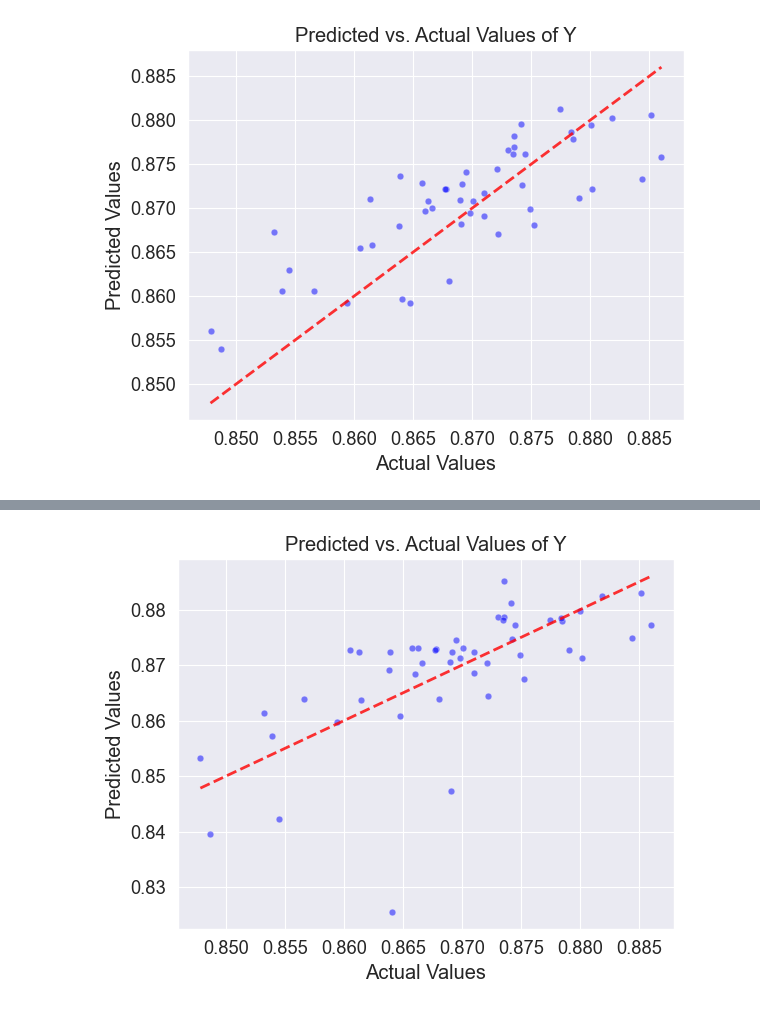
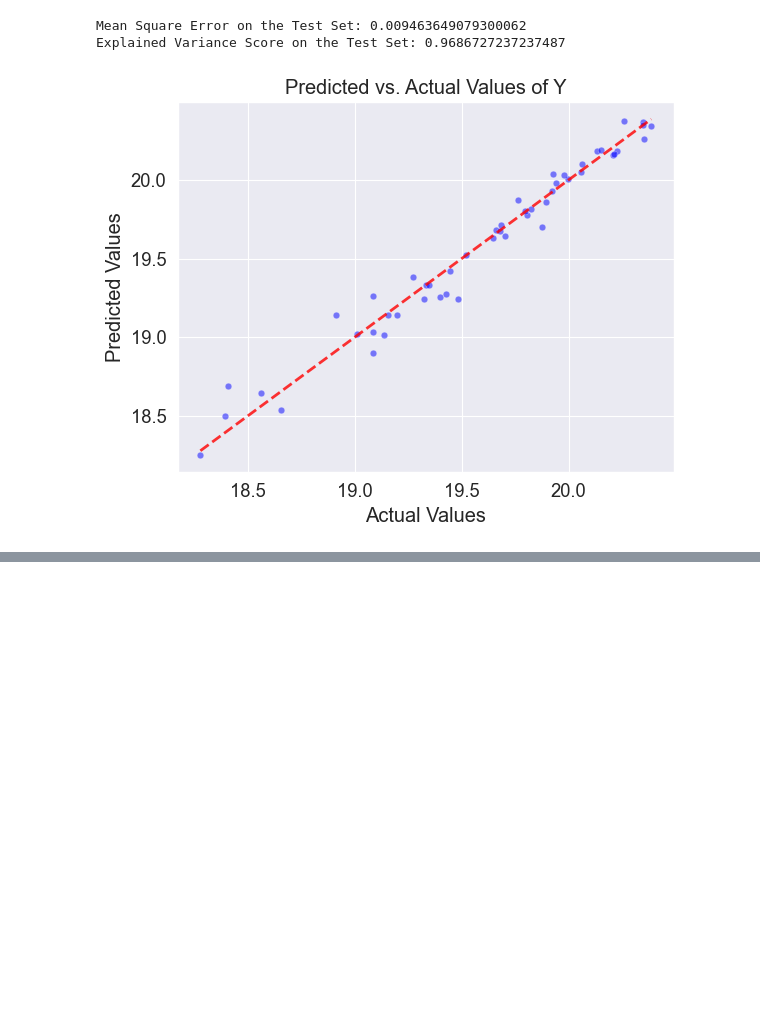
Before and after one commit to Lui5ito/GraduationProject, a Jupyter notebook: Experimental Part/Benchmark_GP.ipynb, the cells around one changed output, grey strips where cells are left out. Saved outputs shown, nothing was run; the diff lists cells and outputs as text; code cells hidden in the pictures; blank space fills up the shorter version.

Commit message:
added multiouputs handling

```diff
--- a/Experimental Part/Benchmark_GP.ipynb
+++ b/Experimental Part/Benchmark_GP.ipynb
@@ -219,17 +227,23 @@ for train_split, train_split_txt in zip(all_train_splits, all_train_splits_txt):
                                                                                                                                   path_to_rotor37 = None)
 
                         ## Use array objects and reshape them to have the correct form. This is important for the preprocessing steps later.
-                        omega = np.array(omega)
-                        omega = omega.reshape(-1, 1)
+                        omega = np.array(omega).reshape(-1, 1)
 
-                        P = np.array(P)
-                        P = P.reshape(-1, 1)
+                        P = np.array(P).reshape(-1, 1)
 
-                        efficiency = np.array(efficiency)
+                        efficiency = np.array(efficiency).reshape(-1, 1)
+
+                        massflow = np.array(massflow).reshape(-1, 1)
+
+                        compression_ratio = np.array(compression_ratio).reshape(-1, 1)
+
+                        output_scalars = np.hstack((efficiency, massflow, compression_ratio))
+                        print(output_scalars.shape)
 
                         feature_matrix = np.hstack((sinkhorn_potentials, P, omega))
+                        print(feature_matrix.shape)
                         # Test split
-                        x_train, x_test, y_train, y_test = train_test_split(feature_matrix, efficiency, train_size = 0.8, random_state = 40)
+                        x_train, x_test, y_train, y_test = train_test_split(feature_matrix, output_scalars, train_size = 0.8, random_state = 40)
 
                         ## Size of the sampling
                         sampling_size = subsampling_size
@@ -248,42 +262,53 @@ for train_split, train_split_txt in zip(all_train_splits, all_train_splits_txt):
                         scalars_test = normalize.transform(scalars_test)
                         x_test = np.hstack((sinkhorn_test, scalars_test))
 
-                        kernel_sinkhorn = GPy.kern.Matern52(input_dim = sampling_size, active_dims = list(range(0, sampling_size)), ARD = True)
-                        kernel_scalars = GPy.kern.Matern52(input_dim = 2, active_dims = list(range(sampling_size, x_train.shape[1])), ARD = True)
+                        kernel_sinkhorn = GPy.kern.RBF(input_dim = sampling_size, active_dims = list(range(0, sampling_size)), ARD = True)
+                        kernel_scalars = GPy.kern.RBF(input_dim = 2, active_dims = list(range(sampling_size, x_train.shape[1])), ARD = True)
+                        kernel_product = kernel_sinkhorn.prod(kernel_scalars, name='productKernel')
 
-                        gaussian_process = GPy.models.GPRegression(x_train, y_train.reshape(-1, 1), kernel_sinkhorn*kernel_scalars, normalizer=False, noise_var=1.0)
+
+                        #kernel_coregionalize = GPy.kern.Coregionalize(input_dim = x_train.shape[1], output_dim = y_train.shape[1])
+
+                        #kernel_multiOutputs = kernel_product.prod(kernel_coregionalize, name = 'multioutKernel')
+
+                        gaussian_process = GPy.models.GPRegression(x_train, y_train, kernel_product, normalizer=False, noise_var=1.0)
                         gaussian_process.optimize_restarts(num_restarts = 6, messages = False, max_iters = 1000)
 
                         prediction, variance = gaussian_process.predict(x_test)
+                        print(prediction.shape)
+
+
 
                         ## Compute the MSE
-                        mse = mean_squared_error(y_true = y_test, y_pred = prediction.flatten())
+                        mse = []
+                        evs = []
+                        for i in range(y_train.shape[1]):
+                            mse.append(mean_squared_error(y_true = y_test[:, i], y_pred = prediction[:, i]))
+                            # Compute the EVS
+                            evs.append(explained_variance_score(y_true = y_test[:, i], y_pred = prediction[:, i]))
 
-                        # Compute the EVS
-                        evs = explained_variance_score(y_true = y_test, y_pred = prediction.flatten())
+                            # Print the MSE and EVS
+                            print(f'Mean Square Error on the Test Set: {mse[i]}')
+                            print(f'Explained Variance Score on the Test Set: {evs[i]}')
 
-                        # Print the MSE and EVS
-                        print(f'Mean Square Error on the Test Set: {mse}')
-                        print(f'Explained Variance Score on the Test Set: {evs}')
+                            plt.figure()
 
-                        plt.figure()
+                            sns.set_theme(context='paper', font_scale=1.5)
+                            sns.scatterplot(x=y_test[:, i], y=prediction[:, i], color='blue', alpha=0.5)
 
-                        sns.set_theme(context='paper', font_scale=1.5)
-                        sns.scatterplot(x=y_test, y=prediction.flatten(), color='blue', alpha=0.5)
+                            ## Adding the x=y line and the text
+                            plt.plot([min(y_test[:, i]), max(y_test[:, i])], [min(y_test[:, i]), max(y_test[:, i])], linestyle='--', color='red', linewidth=2, alpha = 0.8)
 
-                        ## Adding the x=y line and the text
-                        plt.plot([min(y_test), max(y_test)], [min(y_test), max(y_test)], linestyle='--', color='red', linewidth=2, alpha = 0.8)
-
-                        #plt.text(min(1.053*y_test), max(1.004*prediction.flatten()), f'EVS = {evs:.4f}', ha='left', va='top', color='black', fontsize=10, weight='bold')
-                        #plt.text(min(1.053*y_test), max(1.001*prediction.flatten()), f'MSE = {mse:.3e}', ha='left', va='top', color='black', fontsize=10, weight='bold')
+                            #plt.text(min(1.053*y_test), max(1.004*prediction.flatten()), f'EVS = {evs:.4f}', ha='left', va='top', color='black', fontsize=10, weight='bold')
+                            #plt.text(min(1.053*y_test), max(1.001*prediction.flatten()), f'MSE = {mse:.3e}', ha='left', va='top', color='black', fontsize=10, weight='bold')
 
 
-                        plt.title('Predicted vs. Actual Values of Y')
-                        plt.xlabel('Actual Values')
-                        plt.ylabel('Predicted Values')
-                        name = "gaussianprocesses_" + "train1000" + "_" + "OptimizedSample1000" + "_epsilon" + "001" +".png"
+                            plt.title('Predicted vs. Actual Values of Y')
+                            plt.xlabel('Actual Values')
+                            plt.ylabel('Predicted Values')
+                            name = "gaussianprocesses_" + "train1000" + "_" + "OptimizedSample1000" + "_epsilon" + "001" +".png"
 
-                        #plt.savefig('Images/'+name, dpi=300, bbox_inches='tight',format="png")
-                        plt.show()
+                            #plt.savefig('Images/'+name, dpi=300, bbox_inches='tight',format="png")
+                            plt.show()
 # %% [output]
 Save_train64/Save_Sinkhorn/train250/NotSampled/Size10/sinkhorn_potentials_train250_NotSampled_Size10_epsilon001_RandomRefMeasure0.npy
@@ -338 +346,3 @@ Explained Variance Score on the Test Set: 0.6310641232755196
+Mean Square Error on the Test Set: 0.009463649079300062
+Explained Variance Score on the Test Set: 0.9686727237237487
-[figure, old version]
+[figure, new version]
@@ -348 +348,0 @@ Explained Variance Score on the Test Set: 0.062280866598394824
-[figure, removed]
```
Also changed, not shown: parts of 2 cells of this notebook.
